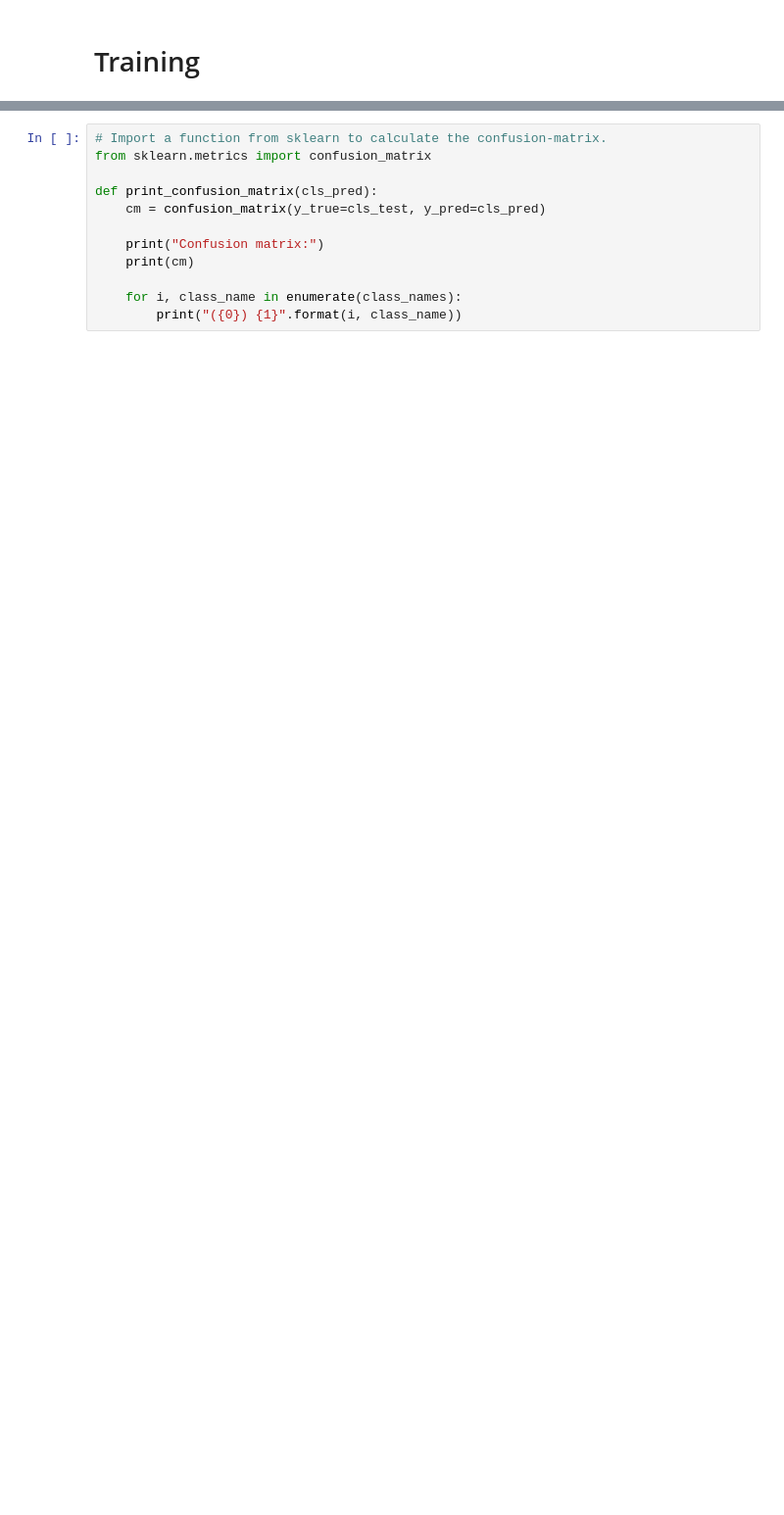
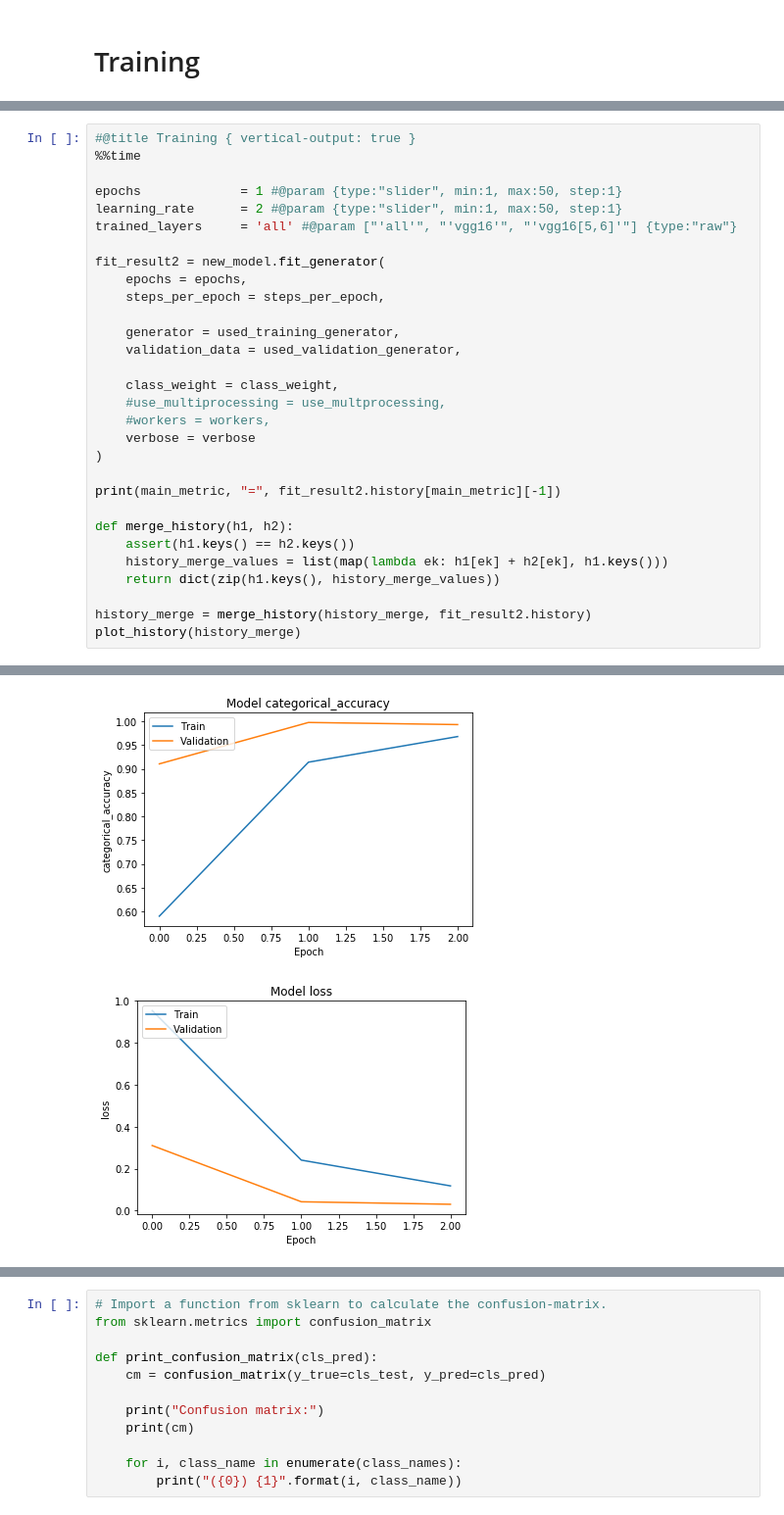
Before and after one commit to glouwa/app-kandinsky-pattern-generator, a Jupyter notebook: kandinsky_in_colab_Datagenerator_from_Frame.ipynb, the cells around one changed output, grey strips where cells are left out. Shown at 98% size. Cells and saved outputs as stored; diff of their text form; blank space fills up the shorter version.

```diff
--- a/kandinsky_in_colab_Datagenerator_from_Frame.ipynb
+++ b/kandinsky_in_colab_Datagenerator_from_Frame.ipynb
@@ -698,0 +956,31 @@ Epoch 1/5
+# %%
+#@title Training { vertical-output: true }
+%%time
+
+epochs             = 1 #@param {type:"slider", min:1, max:50, step:1}
+learning_rate      = 2 #@param {type:"slider", min:1, max:50, step:1}
+trained_layers     = 'all' #@param ["'all'", "'vgg16'", "'vgg16[5,6]'"] {type:"raw"}
+
+fit_result2 = new_model.fit_generator(
+    epochs = epochs,
+    steps_per_epoch = steps_per_epoch,
+
+    generator = used_training_generator,
+    validation_data = used_validation_generator,
+
+    class_weight = class_weight,
+    #use_multiprocessing = use_multprocessing,
+    #workers = workers,
+    verbose = verbose
+)
+
+print(main_metric, "=", fit_result2.history[main_metric][-1])
+
+def merge_history(h1, h2):
+    assert(h1.keys() == h2.keys())
+    history_merge_values = list(map(lambda ek: h1[ek] + h2[ek], h1.keys()))
+    return dict(zip(h1.keys(), history_merge_values))
+
+history_merge = merge_history(history_merge, fit_result2.history)
+plot_history(history_merge)
+# %% [output]
@@ -698,0 +990,2 @@ Epoch 1/5
+[figure, added]
+[figure, added]
```
Also changed, not shown: parts of 54 cells of this notebook.
